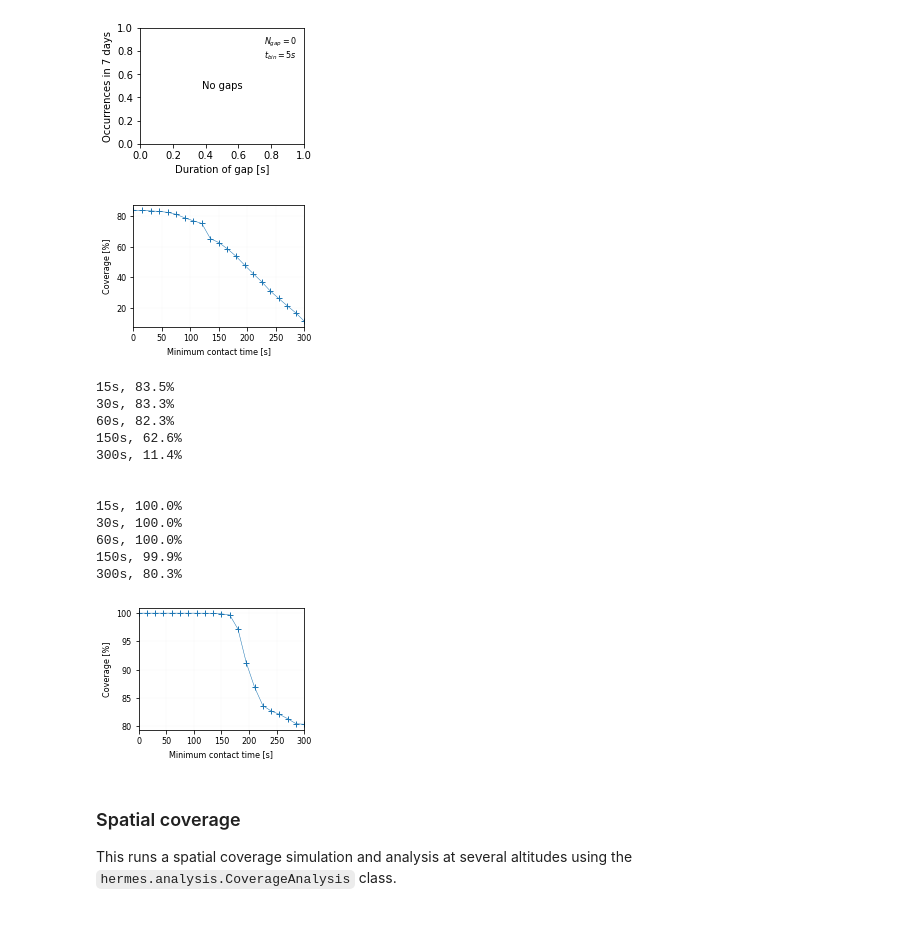
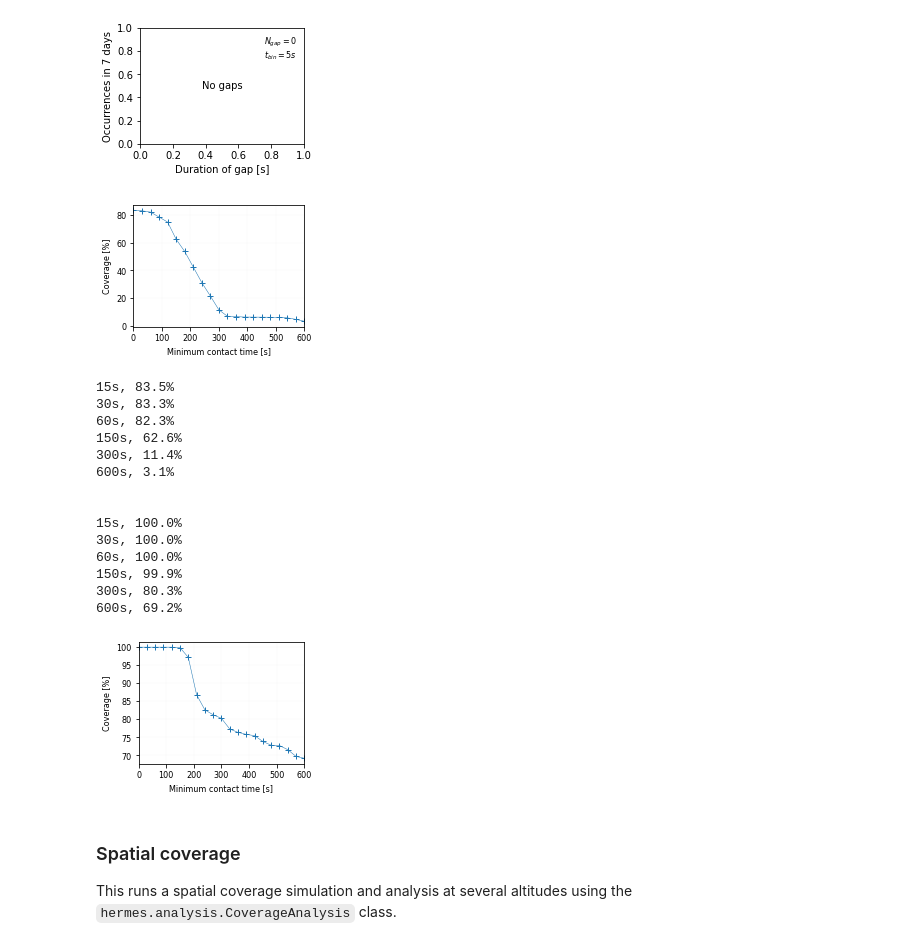
Before and after one commit to Josvth/hermes, a Jupyter notebook: visibility_analysis/Telesat/Analysis_Telesat.ipynb, the cells around one changed output. Saved outputs shown, nothing was run; the diff lists cells and outputs as text; code cells hidden in the pictures.

```diff
--- a/visibility_analysis/Telesat/Analysis_Telesat.ipynb
+++ b/visibility_analysis/Telesat/Analysis_Telesat.ipynb
@@ -225,42 +225,43 @@ def plot_temporal_coverage(instances_df, pass_df, tof_end = None, min_durations=
     fig, ax = plt.subplots(tight_layout=True, figsize=(3.2, 2.4))
     ax.plot(min_durations, percentages * 100, '-+', linewidth=0.5)
     ax.set_xlabel('Minimum contact time [s]')
     ax.set_ylabel('Coverage [%]')
     ax.grid(linestyle=':', linewidth=0.1)
     ax.set_xlim((0, max(min_durations)))
     apply_report_formatting()
 
     return min_durations, percentages
 
-min_durations, percentages = plot_temporal_coverage(instances_500km_df, pass_500km_df)
+min_durations, percentages = plot_temporal_coverage(instances_500km_df, pass_500km_df, min_durations=np.arange(0, 630, 30))
 #plt.savefig(figures_dir + '/Telesat_coverage_vs_time_500km97deg.svg')
 plt.savefig(figures_dir + '/Telesat_coverage_vs_time_500km97deg.pdf')
 plt.show()
 
-interp_durations = [15, 30, 60, 150, 300]
+interp_durations = [15, 30, 60, 150, 300, 600]
 interp_percentages = np.interp(interp_durations, min_durations, percentages)
 
 for d, p in zip(interp_durations, interp_percentages):
     print("%ds, %0.1f%%" % (d, p * 100))
 print("\n")
 
-min_durations, percentages = plot_temporal_coverage(instances_400km_df, pass_400km_df)
+min_durations, percentages = plot_temporal_coverage(instances_400km_df, pass_400km_df, min_durations=np.arange(0, 630, 30))
 #plt.savefig(figures_dir + '/Telesat_coverage_vs_time_400km51deg.svg')
 plt.savefig(figures_dir + '/Telesat_coverage_vs_time_400km51deg.pdf')
 plt.show()
 
 interp_percentages = np.interp(interp_durations, min_durations, percentages)
 
 for d, p in zip(interp_durations, interp_percentages):
     print("%ds, %0.1f%%" % (d, p * 100))
 print("\n")
 # %% [output]
-[figure, old version]
+[figure, new version]
 15s, 83.5%
 30s, 83.3%
 60s, 82.3%
 150s, 62.6%
 300s, 11.4%
+600s, 3.1%
 
 
 15s, 100.0%
@@ -268,7 +269,8 @@ print("\n")
 60s, 100.0%
 150s, 99.9%
 300s, 80.3%
+600s, 69.2%
-[figure, old version]
+[figure, new version]
 # %% [markdown]
 ### Spatial coverage
 This runs a spatial coverage simulation and analysis at several altitudes using the
```
Also changed, not shown: parts of 1 cell of this notebook, 19 other files.
